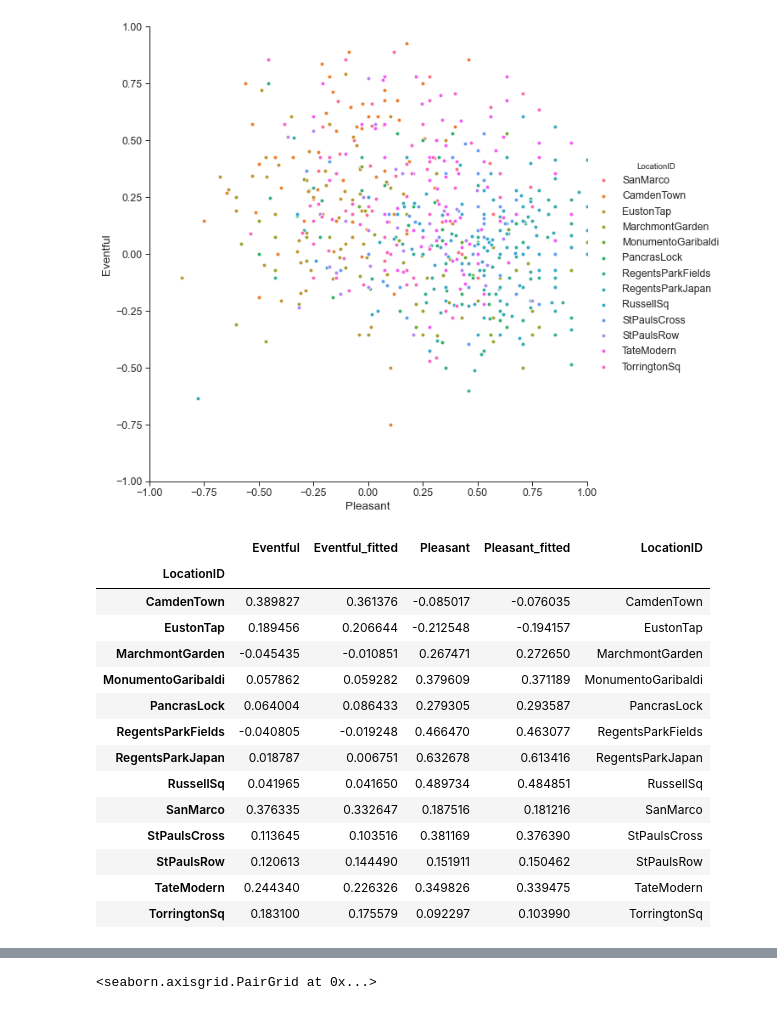
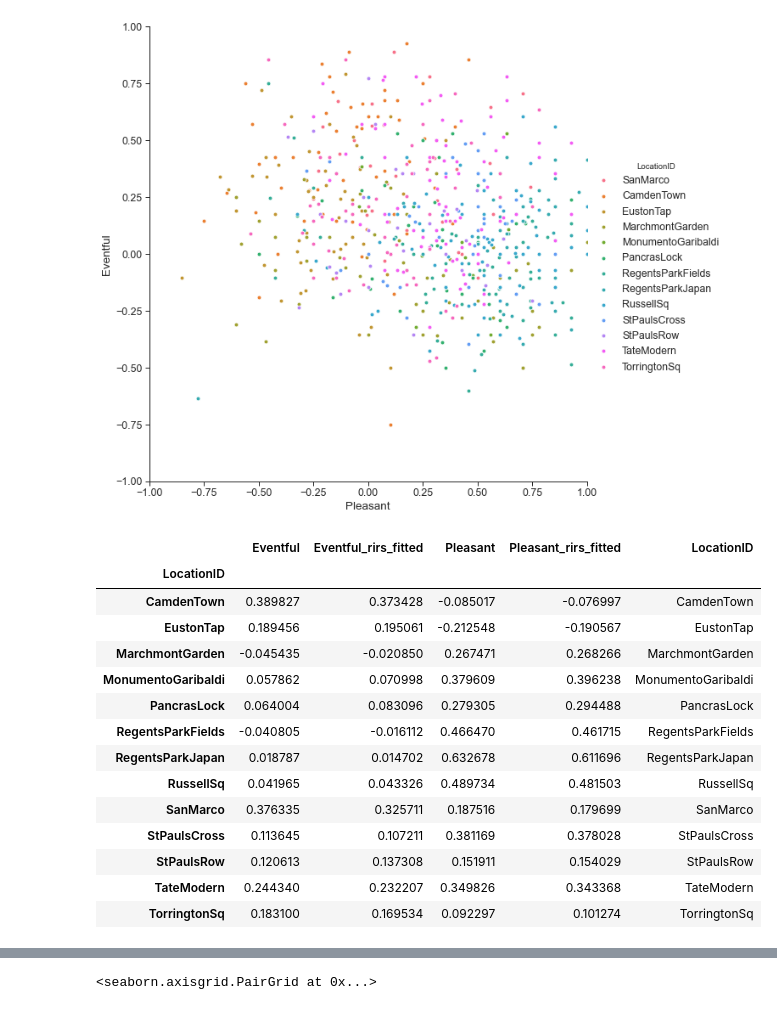
Before and after one commit to MitchellAcoustics/J5_JASA_Lockdown-SS, a Jupyter notebook: notebook/2020-08-26/Lockdown-RandInt-RandSlope.ipynb, the cells around one changed output, grey strips where cells are left out. Cells and saved outputs as stored; diff of their text form; code cells hidden in the pictures.

```diff
--- a/notebook/2020-08-26/Lockdown-RandInt-RandSlope.ipynb
+++ b/notebook/2020-08-26/Lockdown-RandInt-RandSlope.ipynb
@@ -174,0 +162,12 @@ dtype: float64
+# %%
+Pleasant_results = mlm.mlm_feature_selection(prelockdownData, "Pleasant", acoustic_vars, "LocationID", rand_slope=False, par_cor_selection=False, forward_selection=False)
+
+print("#################################################")
+print("Fitting Random Intercept-Random Slope model for Pleasant\n")
+new_feats = list(Pleasant_results["final_model_fit"].fe_params.index[1:])
+
+Pleasant_rirs_results = {}
+Pleasant_rirs_results["final_model"] = mlm.mlm_step_forward(prelockdownData, "Pleasant", features=new_feats, groups = "LocationID", rand_slope=True,criterion="aic", verbose=1)
+Pleasant_rirs_results["final_model_fit"] = Pleasant_rirs_results["final_model"].fit(reml=False)
+
+Pleasant_rirs_results["performance"] = mlm.summarise_model(Pleasant_rirs_results["final_model"], prelockdownData)
@@ -222,0 +197,11 @@ Adj R-sq:  0.2646995440579025
+# %%
+Eventful_results = mlm.mlm_feature_selection(prelockdownData, "Eventful", acoustic_vars, "LocationID", rand_slope=False, par_cor_selection=False, forward_selection=False)
+
+print("#################################################")
+print("Fitting Random Intercept-Random Slope model for Eventful\n")
+new_feats = list(Eventful_results["final_model_fit"].fe_params.index[1:])
+Eventful_rirs_results = {}
+Eventful_rirs_results["final_model"] = mlm.mlm_step_forward(prelockdownData, "Eventful", features=new_feats, groups = "LocationID", rand_slope=True,criterion="aic", verbose=1)
+Eventful_rirs_results["final_model_fit"] = Eventful_rirs_results["final_model"].fit(reml=False)
+
+Eventful_rirs_results["performance"] = mlm.summarise_model(Eventful_rirs_results["final_model"], prelockdownData)
@@ -223,8 +233,8 @@ Adj R-sq:  0.2646995440579025
 # %%
-prelockdownData["Pleasant_fitted"] = Pleasant_model_rirs.fittedvalues
-prelockdownData["Eventful_fitted"] = Eventful_model_rirs.fittedvalues
+prelockdownData["Pleasant_rirs_fitted"] = Pleasant_rirs_results["final_model_fit"].fittedvalues
+prelockdownData["Eventful_rirs_fitted"] = Eventful_rirs_results["final_model_fit"].fittedvalues
 
-ps = sns.pairplot(x_vars=["Pleasant_fitted"], y_vars=["Eventful_fitted"], data = prelockdownData, hue="LocationID", size = 8)
+ps = sns.pairplot(x_vars=["Pleasant_rirs_fitted"], y_vars=["Eventful_rirs_fitted"], data = prelockdownData, hue="LocationID", size = 8)
 ps.set(xlim = (-1,1))
 ps.set(ylim= (-1,1))
 # %% [output]
@@ -238,23 +248,23 @@ a.set(ylim= (-1,1))
 <seaborn.axisgrid.PairGrid at 0x...>
 [figure]
 # %%
-prelockdownSummary = prelockdownData[["LocationID", "Eventful", "Eventful_fitted", "Pleasant", "Pleasant_fitted"]].groupby(['LocationID']).mean()
+prelockdownSummary = prelockdownData[["LocationID", "Eventful", "Eventful_rirs_fitted", "Pleasant", "Pleasant_rirs_fitted"]].groupby(['LocationID']).mean()
 prelockdownSummary['LocationID'] = prelockdownSummary.index
 prelockdownSummary
 # %% [output]
-|  | Eventful | Eventful_fitted | Pleasant | Pleasant_fitted | LocationID |
+|  | Eventful | Eventful_rirs_fitted | Pleasant | Pleasant_rirs_fitted | LocationID |
 | LocationID |  |  |  |  |  |
-| CamdenTown | 0.389827 | 0.361376 | -0.085017 | -0.076035 | CamdenTown |
-| EustonTap | 0.189456 | 0.206644 | -0.212548 | -0.194157 | EustonTap |
-| MarchmontGarden | -0.045435 | -0.010851 | 0.267471 | 0.272650 | MarchmontGarden |
-| MonumentoGaribaldi | 0.057862 | 0.059282 | 0.379609 | 0.371189 | MonumentoGaribaldi |
-| PancrasLock | 0.064004 | 0.086433 | 0.279305 | 0.293587 | PancrasLock |
-| RegentsParkFields | -0.040805 | -0.019248 | 0.466470 | 0.463077 | RegentsParkFields |
-| RegentsParkJapan | 0.018787 | 0.006751 | 0.632678 | 0.613416 | RegentsParkJapan |
-| RussellSq | 0.041965 | 0.041650 | 0.489734 | 0.484851 | RussellSq |
-| SanMarco | 0.376335 | 0.332647 | 0.187516 | 0.181216 | SanMarco |
-| StPaulsCross | 0.113645 | 0.103516 | 0.381169 | 0.376390 | StPaulsCross |
-| StPaulsRow | 0.120613 | 0.144490 | 0.151911 | 0.150462 | StPaulsRow |
-| TateModern | 0.244340 | 0.226326 | 0.349826 | 0.339475 | TateModern |
-| TorringtonSq | 0.183100 | 0.175579 | 0.092297 | 0.103990 | TorringtonSq |
+| CamdenTown | 0.389827 | 0.373428 | -0.085017 | -0.076997 | CamdenTown |
+| EustonTap | 0.189456 | 0.195061 | -0.212548 | -0.190567 | EustonTap |
+| MarchmontGarden | -0.045435 | -0.020850 | 0.267471 | 0.268266 | MarchmontGarden |
+| MonumentoGaribaldi | 0.057862 | 0.070998 | 0.379609 | 0.396238 | MonumentoGaribaldi |
+| PancrasLock | 0.064004 | 0.083096 | 0.279305 | 0.294488 | PancrasLock |
+| RegentsParkFields | -0.040805 | -0.016112 | 0.466470 | 0.461715 | RegentsParkFields |
+| RegentsParkJapan | 0.018787 | 0.014702 | 0.632678 | 0.611696 | RegentsParkJapan |
+| RussellSq | 0.041965 | 0.043326 | 0.489734 | 0.481503 | RussellSq |
+| SanMarco | 0.376335 | 0.325711 | 0.187516 | 0.179699 | SanMarco |
+| StPaulsCross | 0.113645 | 0.107211 | 0.381169 | 0.378028 | StPaulsCross |
+| StPaulsRow | 0.120613 | 0.137308 | 0.151911 | 0.154029 | StPaulsRow |
+| TateModern | 0.244340 | 0.232207 | 0.349826 | 0.343368 | TateModern |
+| TorringtonSq | 0.183100 | 0.169534 | 0.092297 | 0.101274 | TorringtonSq |
 # %%
```
Also changed, not shown: parts of 20 cells of this notebook, 44 other files.
